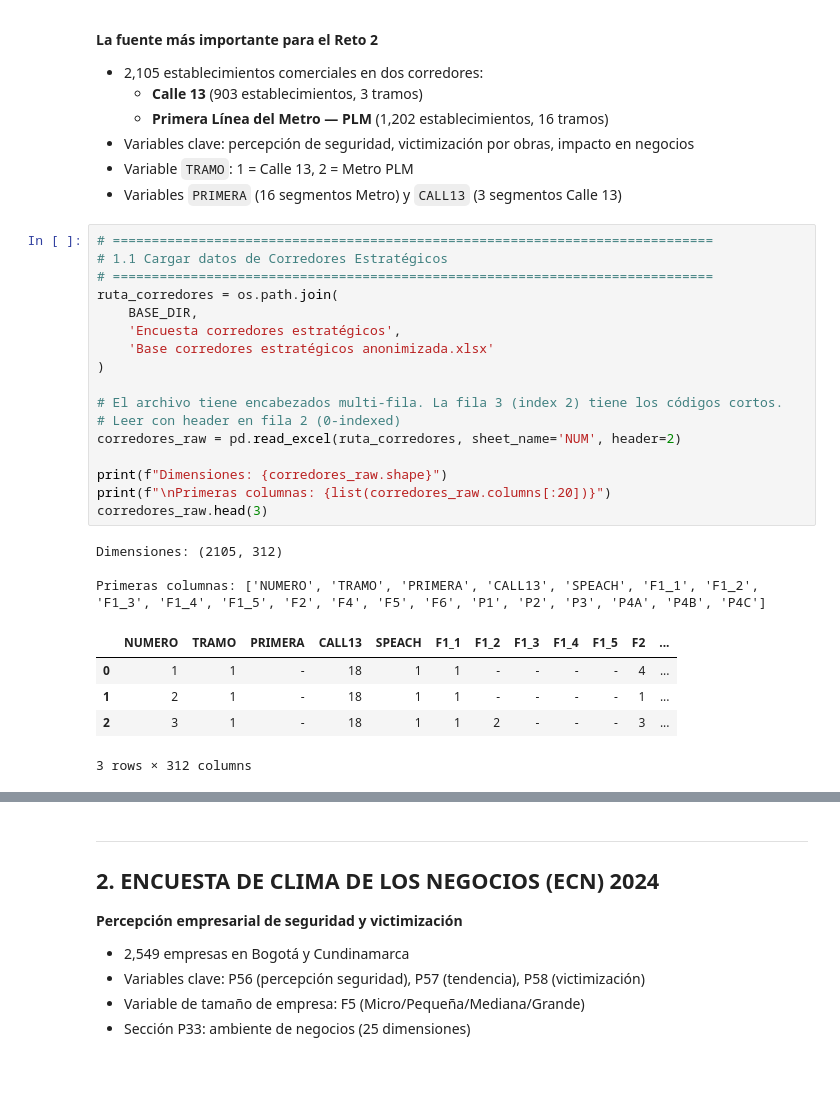
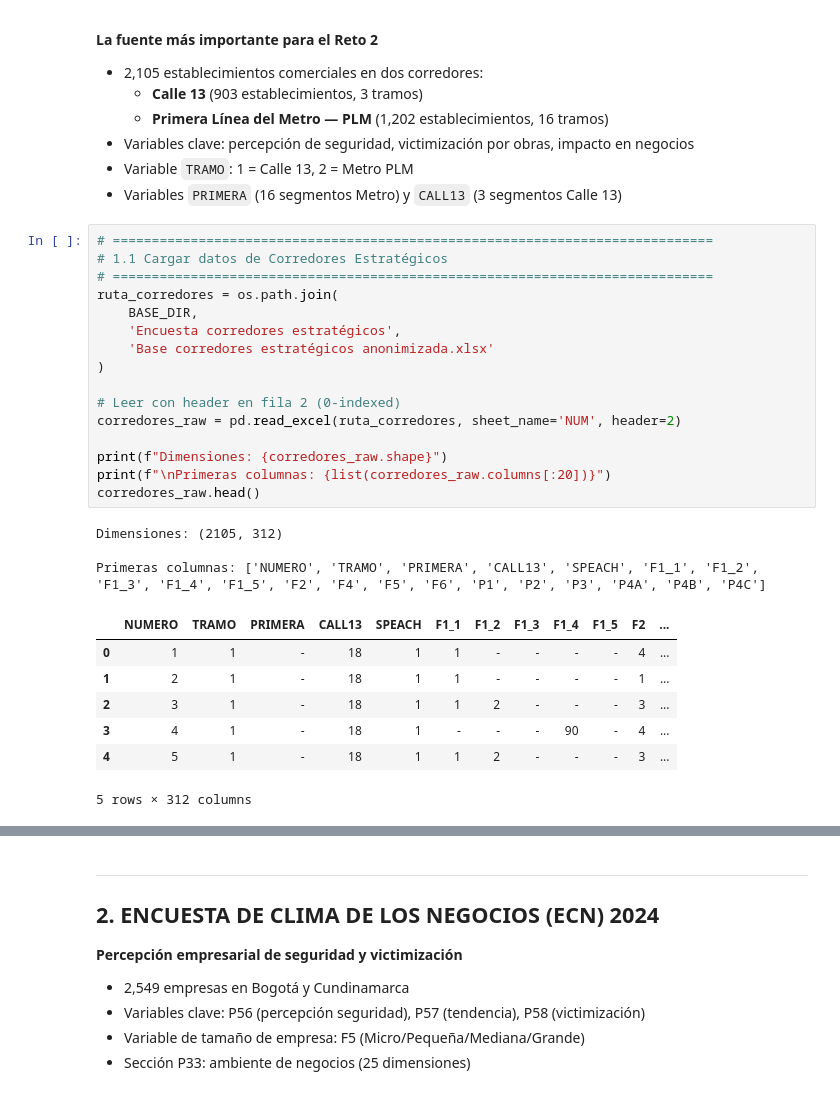
Before and after one commit to darc-17/DATAJAM-CCB, a Jupyter notebook: Códigos Santiago/01_limpieza_carga_datos.ipynb, the cells around one changed output, grey strips where cells are left out. Drawn from its saved outputs; the diff is of its cells as text.

```diff
--- a/Códigos Santiago/01_limpieza_carga_datos.ipynb
+++ b/Códigos Santiago/01_limpieza_carga_datos.ipynb
@@ -63,29 +63,30 @@ Contenido: ['Anexos y documentos de consulta', 'Base Registro Mercantil 2024', '
 # %%
 # =============================================================================
 # 1.1 Cargar datos de Corredores Estratégicos
 # =============================================================================
 ruta_corredores = os.path.join(
     BASE_DIR,
     'Encuesta corredores estratégicos',
     'Base corredores estratégicos anonimizada.xlsx'
 )
 
-# El archivo tiene encabezados multi-fila. La fila 3 (index 2) tiene los códigos cortos.
 # Leer con header en fila 2 (0-indexed)
 corredores_raw = pd.read_excel(ruta_corredores, sheet_name='NUM', header=2)
 
 print(f"Dimensiones: {corredores_raw.shape}")
 print(f"\nPrimeras columnas: {list(corredores_raw.columns[:20])}")
-corredores_raw.head(3)
+corredores_raw.head()
 # %% [output]
 Dimensiones: (2105, 312)
 
 Primeras columnas: ['NUMERO', 'TRAMO', 'PRIMERA', 'CALL13', 'SPEACH', 'F1_1', 'F1_2', 'F1_3', 'F1_4', 'F1_5', 'F2', 'F4', 'F5', 'F6', 'P1', 'P2', 'P3', 'P4A', 'P4B', 'P4C']
 |  | NUMERO | TRAMO | PRIMERA | CALL13 | SPEACH | F1_1 | F1_2 | F1_3 | F1_4 | F1_5 | F2 | ... |
 | 0 | 1 | 1 | - | 18 | 1 | 1 | - | - | - | - | 4 | ... |
 | 1 | 2 | 1 | - | 18 | 1 | 1 | - | - | - | - | 1 | ... |
 | 2 | 3 | 1 | - | 18 | 1 | 1 | 2 | - | - | - | 3 | ... |
+| 3 | 4 | 1 | - | 18 | 1 | - | - | - | 90 | - | 4 | ... |
+| 4 | 5 | 1 | - | 18 | 1 | 1 | 2 | - | - | - | 3 | ... |
-3 rows × 312 columns
+5 rows × 312 columns
 # %%
 # =============================================================================
 # 1.2 Seleccionar y renombrar variables relevantes para Reto 2
```
Also changed, not shown: parts of 6 cells of this notebook, 1 other file.
